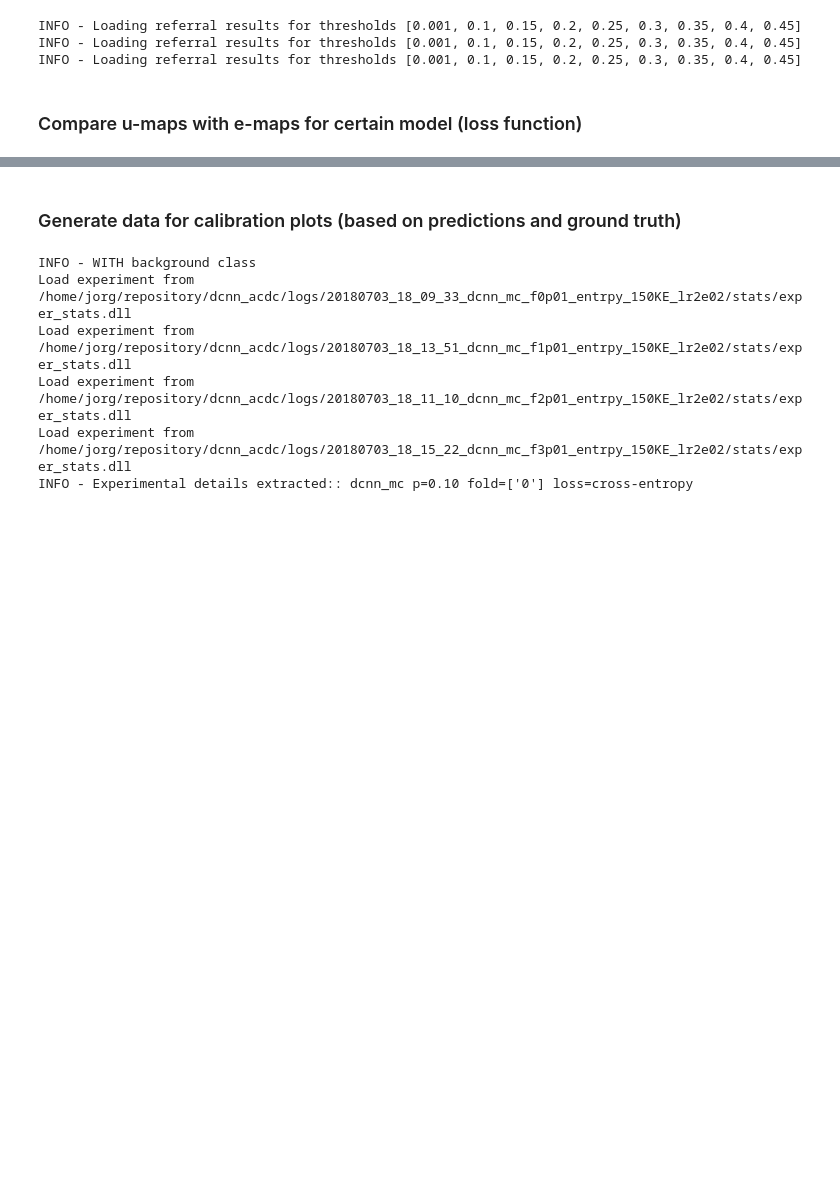
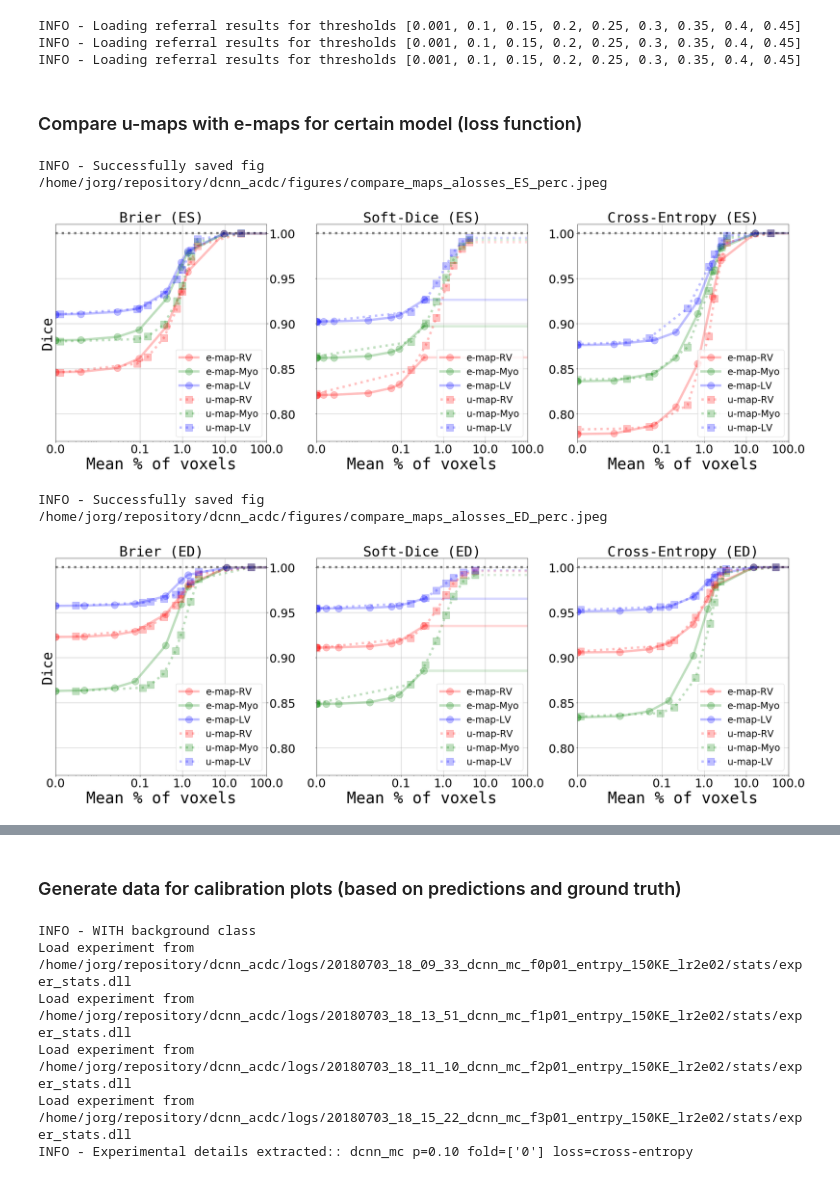
Before and after one commit to toologicbv/dcnn_acdc, a Jupyter notebook: notebooks/final_plots_v1.ipynb, the cells around one changed output, grey strips where cells are left out. Drawn from its saved outputs; the diff is of its cells as text; code cells hidden in the pictures; blank space fills up the shorter version.

```diff
--- a/notebooks/final_plots_v1.ipynb
+++ b/notebooks/final_plots_v1.ipynb
@@ -167,6 +169,30 @@ INFO - Loading referral results for thresholds [0.001, 0.1, 0.15, 0.2, 0.25, 0.3
 INFO - Loading referral results for thresholds [0.001, 0.1, 0.15, 0.2, 0.25, 0.3, 0.35, 0.4, 0.45]
 # %% [markdown]
 ### Compare u-maps with e-maps for certain model (loss function)
+# %%
+from plotting.compare_ref_results import compare_referral_results_v2
+
+loss_type = 3  #  1="cross-entropy"  2="brier"     3="soft-dice"
+
+if plot_type == "perc":
+    x_range=[1e-3, 100]
+else:
+    x_range = None
+
+ref_result_objects = [ref_res_mcbrier_ep, ref_res_mcbrier_um,
+                      ref_res_mcsoftdice_ep, ref_res_mcsoftdice_um,
+                      ref_res_mccrossent_ep, ref_res_mccrossent_um]
+
+
+
+compare_referral_results_v2(ref_result_objects, width=30, height=19, plot_base=False, plot_type=plot_type,
+                             do_save=True, do_show=True, plot_title=None, x_range=x_range,
+                             fig_name="compare_maps_alosses")
+# %% [output]
+INFO - Successfully saved fig /home/jorg/repository/dcnn_acdc/figures/compare_maps_alosses_ES_perc.jpeg
+[figure, added]
+INFO - Successfully saved fig /home/jorg/repository/dcnn_acdc/figures/compare_maps_alosses_ED_perc.jpeg
+[figure, added]
 # %%
 from plotting.compare_ref_results import compare_referral_results
 
```
Also changed, not shown: parts of 5 cells of this notebook, 14 other files.
